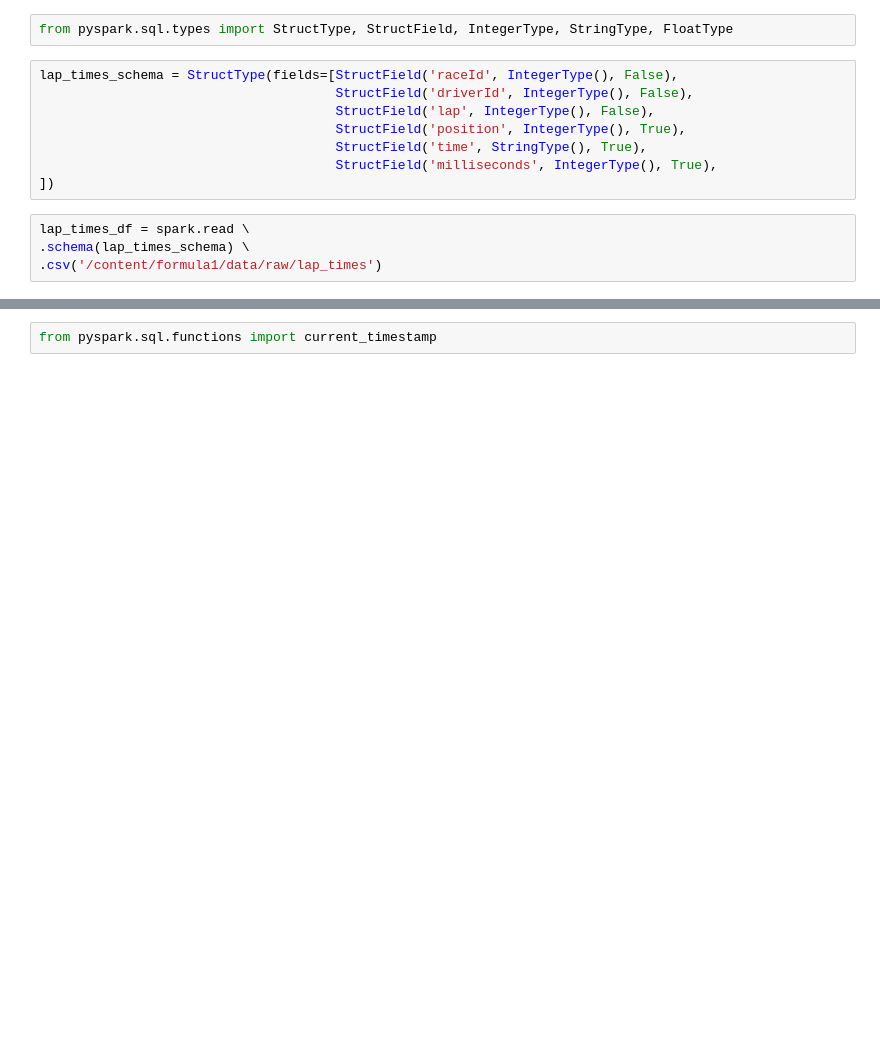
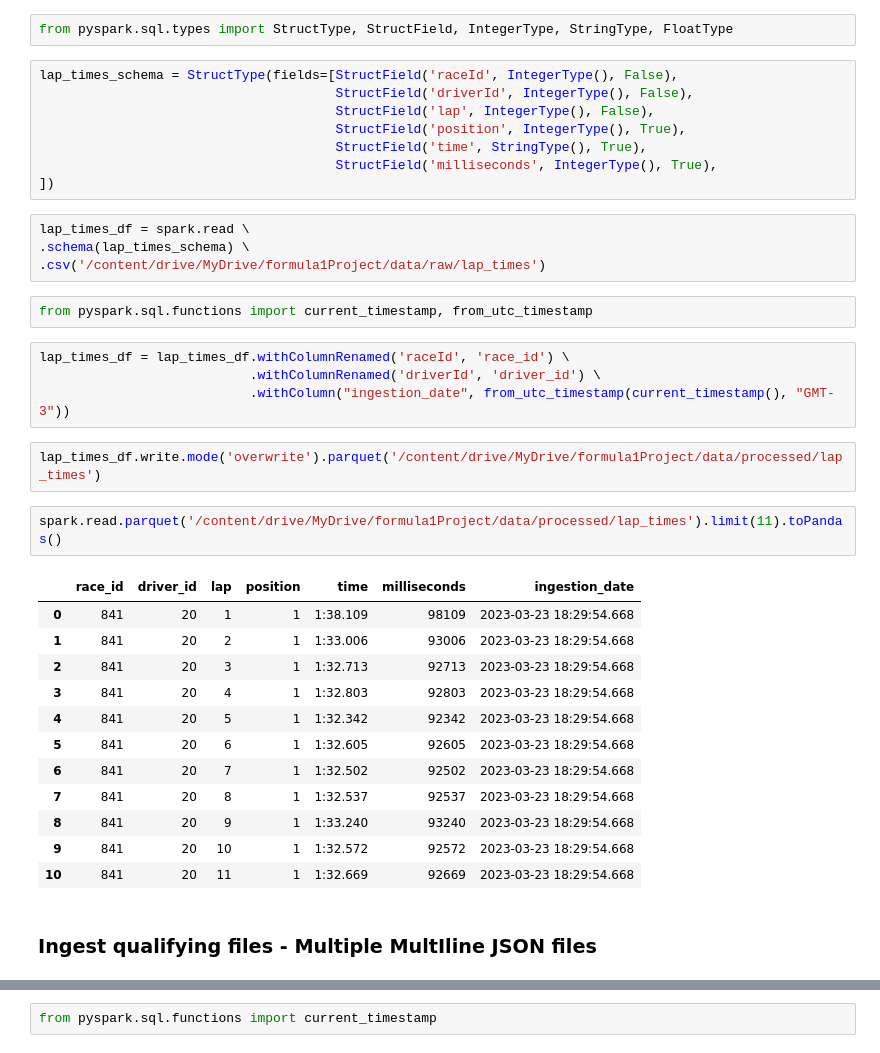
Before and after one commit to PBuenoc/f1ProjectInGoogleColab, a Jupyter notebook: F1ProjectInColab.ipynb, the cells around one changed output, grey strips where cells are left out. Saved outputs shown, nothing was run; the diff lists cells and outputs as text; blank space fills up the shorter version.

```diff
--- a/F1ProjectInColab.ipynb
+++ b/F1ProjectInColab.ipynb
@@ -238,4 +294,29 @@ lap_times_schema = StructType(fields=[StructField('raceId', IntegerType(), False
 # %%
 lap_times_df = spark.read \
 .schema(lap_times_schema) \
-.csv('/content/formula1/data/raw/lap_times')
+.csv('/content/drive/MyDrive/formula1Project/data/raw/lap_times')
+# %%
+from pyspark.sql.functions import current_timestamp, from_utc_timestamp
+# %%
+lap_times_df = lap_times_df.withColumnRenamed('raceId', 'race_id') \
+                           .withColumnRenamed('driverId', 'driver_id') \
+                           .withColumn("ingestion_date", from_utc_timestamp(current_timestamp(), "GMT-3"))
+# %%
+lap_times_df.write.mode('overwrite').parquet('/content/drive/MyDrive/formula1Project/data/processed/lap_times')
+# %%
+spark.read.parquet('/content/drive/MyDrive/formula1Project/data/processed/lap_times').limit(11).toPandas()
+# %% [output]
+|  | race_id | driver_id | lap | position | time | milliseconds | ingestion_date |
+| 0 | 841 | 20 | 1 | 1 | 1:38.109 | 98109 | 2023-03-23 18:29:54.668 |
+| 1 | 841 | 20 | 2 | 1 | 1:33.006 | 93006 | 2023-03-23 18:29:54.668 |
+| 2 | 841 | 20 | 3 | 1 | 1:32.713 | 92713 | 2023-03-23 18:29:54.668 |
+| 3 | 841 | 20 | 4 | 1 | 1:32.803 | 92803 | 2023-03-23 18:29:54.668 |
+| 4 | 841 | 20 | 5 | 1 | 1:32.342 | 92342 | 2023-03-23 18:29:54.668 |
+| 5 | 841 | 20 | 6 | 1 | 1:32.605 | 92605 | 2023-03-23 18:29:54.668 |
+| 6 | 841 | 20 | 7 | 1 | 1:32.502 | 92502 | 2023-03-23 18:29:54.668 |
+| 7 | 841 | 20 | 8 | 1 | 1:32.537 | 92537 | 2023-03-23 18:29:54.668 |
+| 8 | 841 | 20 | 9 | 1 | 1:33.240 | 93240 | 2023-03-23 18:29:54.668 |
+| 9 | 841 | 20 | 10 | 1 | 1:32.572 | 92572 | 2023-03-23 18:29:54.668 |
+| 10 | 841 | 20 | 11 | 1 | 1:32.669 | 92669 | 2023-03-23 18:29:54.668 |
+# %% [markdown]
+### Ingest qualifying files - Multiple MultIline JSON files
```
Also changed, not shown: parts of 48 cells of this notebook.
